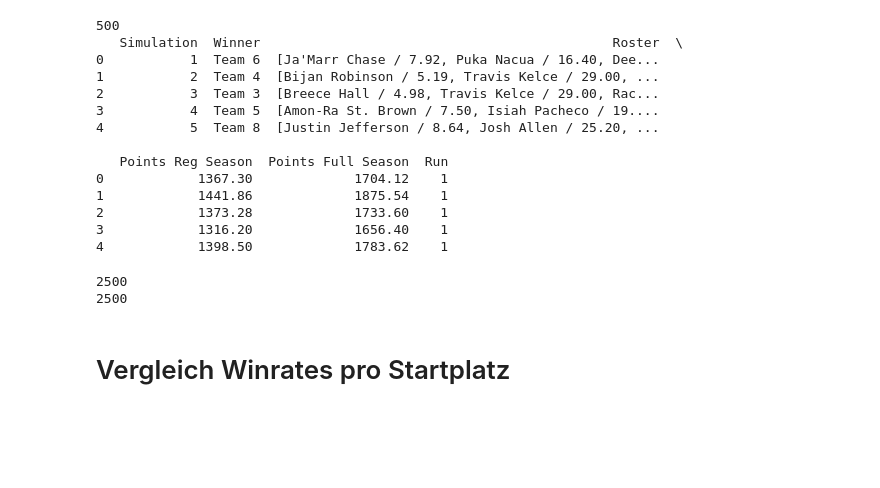
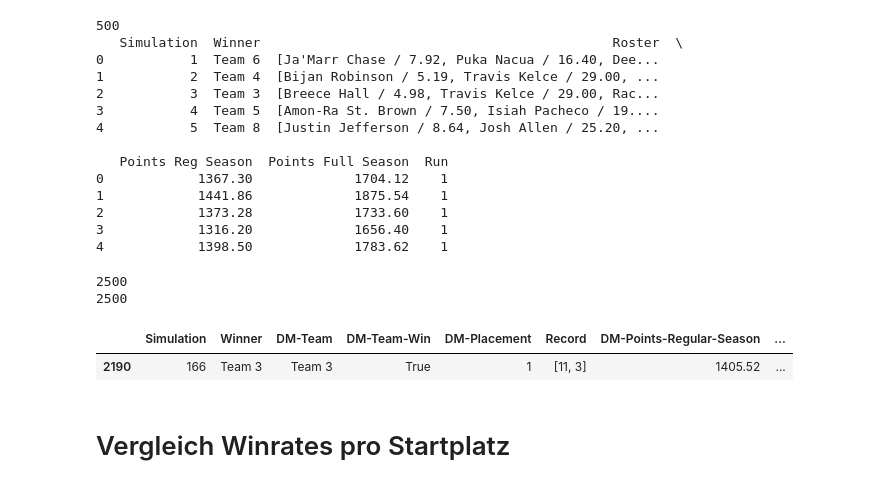
Before and after one commit to alexk2206/Data_Driven_Fantasy_Football, a Jupyter notebook: Evaluation.ipynb, the cells around one changed output. Saved outputs shown, nothing was run; the diff lists cells and outputs as text; code cells hidden in the pictures; blank space fills up the shorter version.

```diff
--- a/Evaluation.ipynb
+++ b/Evaluation.ipynb
@@ -106,6 +109,13 @@ print(len(MIP_sim_all))
 # %% [output]
 2500
 2500
+# %%
+# filter vor DM-Team-Win == True
+MIP_sim_all_win = MIP_sim_all[MIP_sim_all["DM-Team-Win"] == True].sample(1)
+MIP_sim_all_win
+# %% [output]
+|  | Simulation | Winner | DM-Team | DM-Team-Win | DM-Placement | Record | DM-Points-Regular-Season | ... |
+| 2190 | 166 | Team 3 | Team 3 | True | 1 | [11, 3] | 1405.52 | ... |
 # %% [markdown]
 # Vergleich Winrates pro Startplatz
 # %%
```
Also changed, not shown: parts of 6 cells of this notebook.
